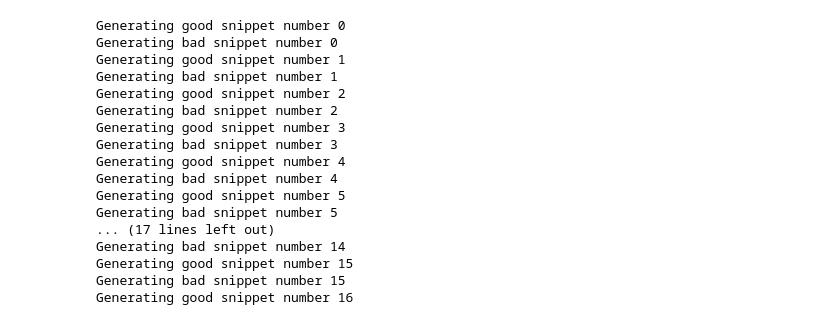
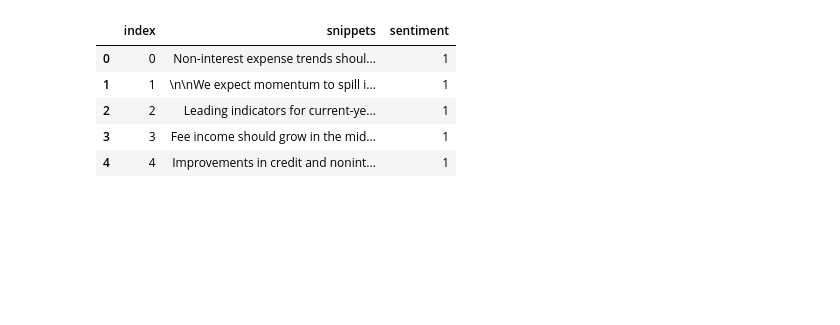
Before and after one commit to jed-gore/chatgpt_management_transcripts, a Jupyter notebook: chatgpt management sentiment.ipynb, the cells around one changed output. Saved outputs shown, nothing was run; the diff lists cells and outputs as text; code cells hidden in the pictures; blank space fills up the shorter version.

```diff
--- a/chatgpt management sentiment.ipynb
+++ b/chatgpt management sentiment.ipynb
@@ -31,25 +31,7 @@ for i in range(0,500):
     completion = openai.Completion.create(engine="davinci", prompt=bad_example,max_tokens=120)
     bad_snippets.append(completion.choices[0]['text'])
     print('Generating bad snippet number %i'%(i))
-    time.sleep(3)
+    time.sleep(1)
-# %% [output]
-Generating good snippet number 0
-Generating bad snippet number 0
-Generating good snippet number 1
-Generating bad snippet number 1
-Generating good snippet number 2
-Generating bad snippet number 2
-Generating good snippet number 3
-Generating bad snippet number 3
-Generating good snippet number 4
-Generating bad snippet number 4
-Generating good snippet number 5
-Generating bad snippet number 5
-... (17 lines left out)
-Generating bad snippet number 14
-Generating good snippet number 15
-Generating bad snippet number 15
-Generating good snippet number 16
 # %%
 
 df = pd.DataFrame(np.zeros((1000,2)))
@@ -60,11 +42,17 @@ df['snippets'] = good_snippets+bad_snippets
 # %%
 df.to_csv('generated_snippets.csv')
 # %%
-
-labeled_data = pd.read_csv('generated_reviews.csv').drop(columns=['Unnamed: 0'])
-labeled_data.Sentiment = labeled_data.Sentiment.astype(int)
+labeled_data = pd.read_csv('generated_snippets.csv').drop(columns=['Unnamed: 0'])
+labeled_data.sentiment = labeled_data.sentiment.astype(int)
 labeled_data = labeled_data.dropna().reset_index()
 labeled_data.head()
+# %% [output]
+|  | index | snippets | sentiment |
+| 0 | 0 | Non-interest expense trends shoul... | 1 |
+| 1 | 1 | \n\nWe expect momentum to spill i... | 1 |
+| 2 | 2 | Leading indicators for current-ye... | 1 |
+| 3 | 3 | Fee income should grow in the mid... | 1 |
+| 4 | 4 | Improvements in credit and nonint... | 1 |
 # %%
 dataset = labeled_data
 from transformers import AutoTokenizer
```
Also changed, not shown: parts of 8 cells of this notebook, 3 other files.
